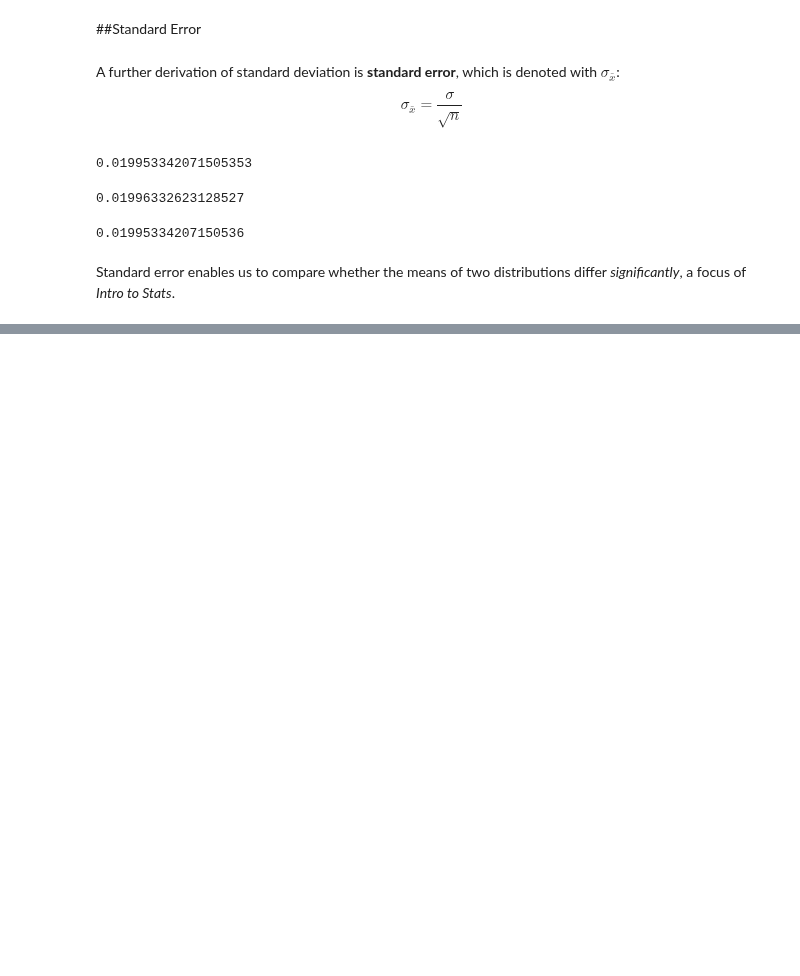
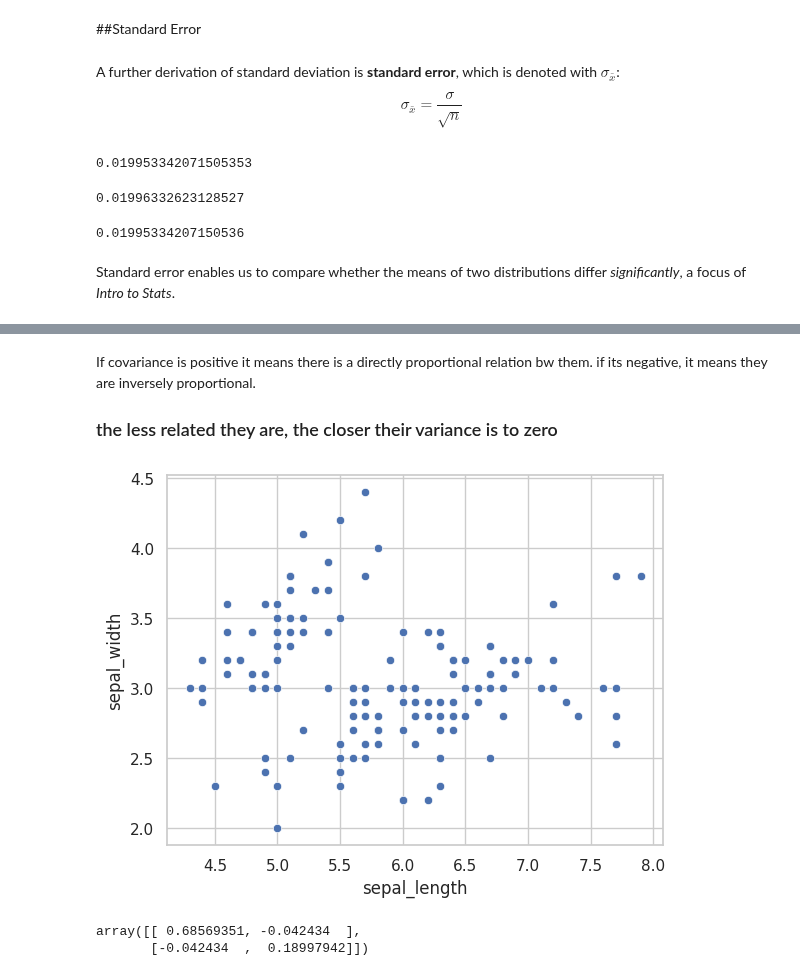
Before and after one commit to fakhar-iqbal/Machine_Learning_Fundamentals, a Jupyter notebook: Probability.ipynb, the cells around one changed output, grey strips where cells are left out. Cells and saved outputs as stored; diff of their text form; code cells hidden in the pictures; blank space fills up the shorter version.

```diff
--- a/Probability.ipynb
+++ b/Probability.ipynb
@@ -378,0 +445,12 @@ Standard error enables us to compare whether the means of two distributions diff
+# %% [markdown]
+If covariance is positive it means there is a directly proportional relation bw them. if its negative, it means they are inversely proportional.
+### the less related they are, the closer their variance is to zero
+# %%
+_ = sns.scatterplot(x=iris.sepal_length,y= iris.sepal_width)
+# %% [output]
+[figure, added]
+# %%
+np.cov(iris.sepal_length, iris.sepal_width)
+# %% [output]
+array([[ 0.68569351, -0.042434  ],
+       [-0.042434  ,  0.18997942]])
```
Also changed, not shown: parts of 22 cells of this notebook.
